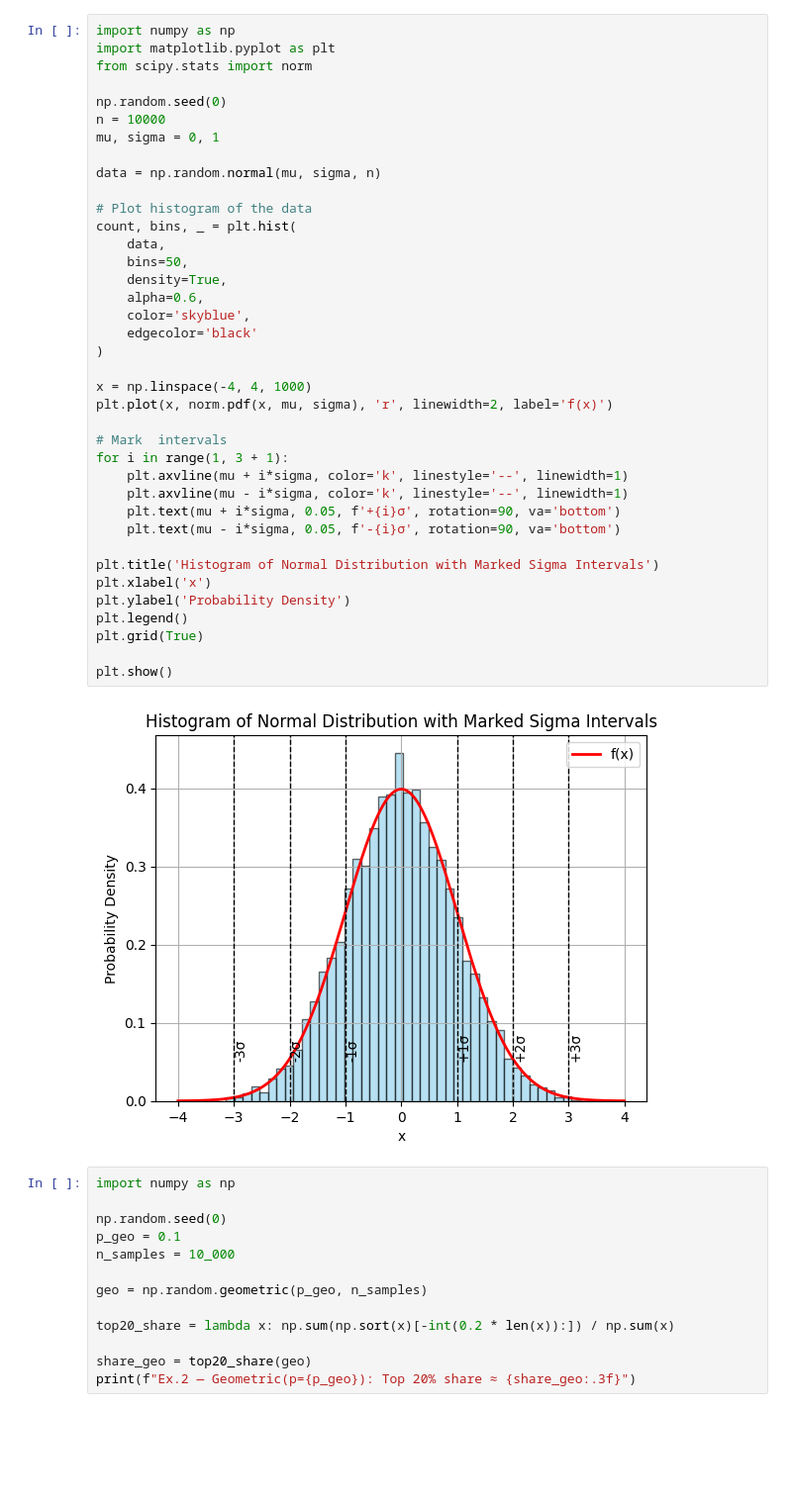
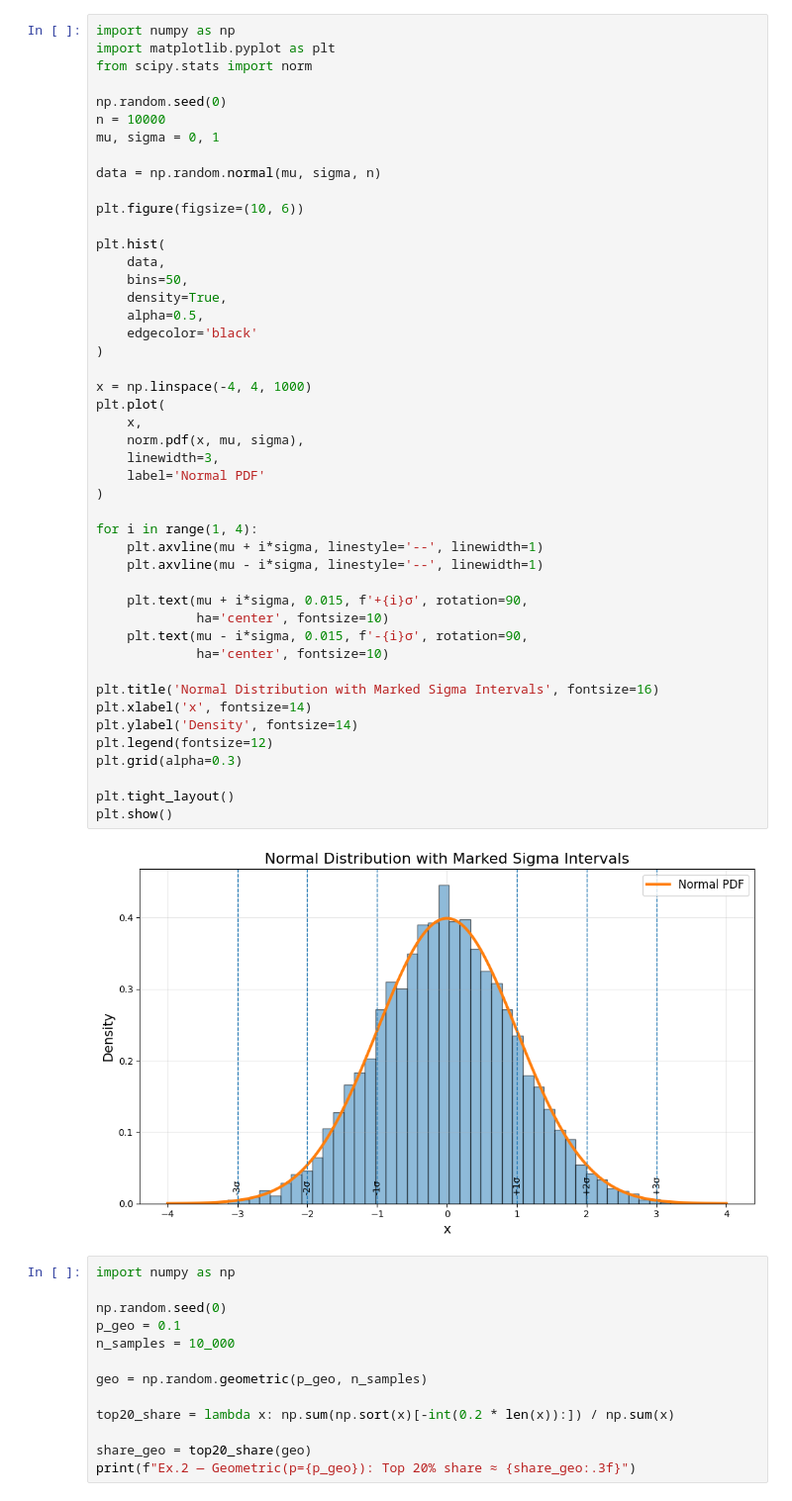
Before and after one commit to OganKuba/Social-Recomndation-Systems-Tasks, a Jupyter notebook: P3/p3.ipynb, the cells around one changed output. Shown at 99% size. Cells and saved outputs as stored; diff of their text form; blank space fills up the shorter version.

```diff
--- a/P3/p3.ipynb
+++ b/P3/p3.ipynb
@@ -1,43 +1,51 @@
 # %%
 import numpy as np
 import matplotlib.pyplot as plt
 from scipy.stats import norm
 
 np.random.seed(0)
 n = 10000
 mu, sigma = 0, 1
 
 data = np.random.normal(mu, sigma, n)
 
-# Plot histogram of the data
-count, bins, _ = plt.hist(
+plt.figure(figsize=(10, 6))
+
+plt.hist(
     data,
     bins=50,
     density=True,
-    alpha=0.6,
-    color='skyblue',
+    alpha=0.5,
     edgecolor='black'
 )
 
 x = np.linspace(-4, 4, 1000)
-plt.plot(x, norm.pdf(x, mu, sigma), 'r', linewidth=2, label='f(x)')
+plt.plot(
+    x,
+    norm.pdf(x, mu, sigma),
+    linewidth=3,
+    label='Normal PDF'
+)
 
-# Mark  intervals
-for i in range(1, 3 + 1):
-    plt.axvline(mu + i*sigma, color='k', linestyle='--', linewidth=1)
-    plt.axvline(mu - i*sigma, color='k', linestyle='--', linewidth=1)
-    plt.text(mu + i*sigma, 0.05, f'+{i}σ', rotation=90, va='bottom')
-    plt.text(mu - i*sigma, 0.05, f'-{i}σ', rotation=90, va='bottom')
+for i in range(1, 4):
+    plt.axvline(mu + i*sigma, linestyle='--', linewidth=1)
+    plt.axvline(mu - i*sigma, linestyle='--', linewidth=1)
 
-plt.title('Histogram of Normal Distribution with Marked Sigma Intervals')
-plt.xlabel('x')
-plt.ylabel('Probability Density')
-plt.legend()
-plt.grid(True)
+    plt.text(mu + i*sigma, 0.015, f'+{i}σ', rotation=90,
+             ha='center', fontsize=10)
+    plt.text(mu - i*sigma, 0.015, f'-{i}σ', rotation=90,
+             ha='center', fontsize=10)
 
+plt.title('Normal Distribution with Marked Sigma Intervals', fontsize=16)
+plt.xlabel('x', fontsize=14)
+plt.ylabel('Density', fontsize=14)
+plt.legend(fontsize=12)
+plt.grid(alpha=0.3)
+
+plt.tight_layout()
 plt.show()
 # %% [output]
-[figure, old version]
+[figure, new version]
 # %%
 import numpy as np
 
```
Also changed, not shown: parts of 4 cells of this notebook, 4 other files.
